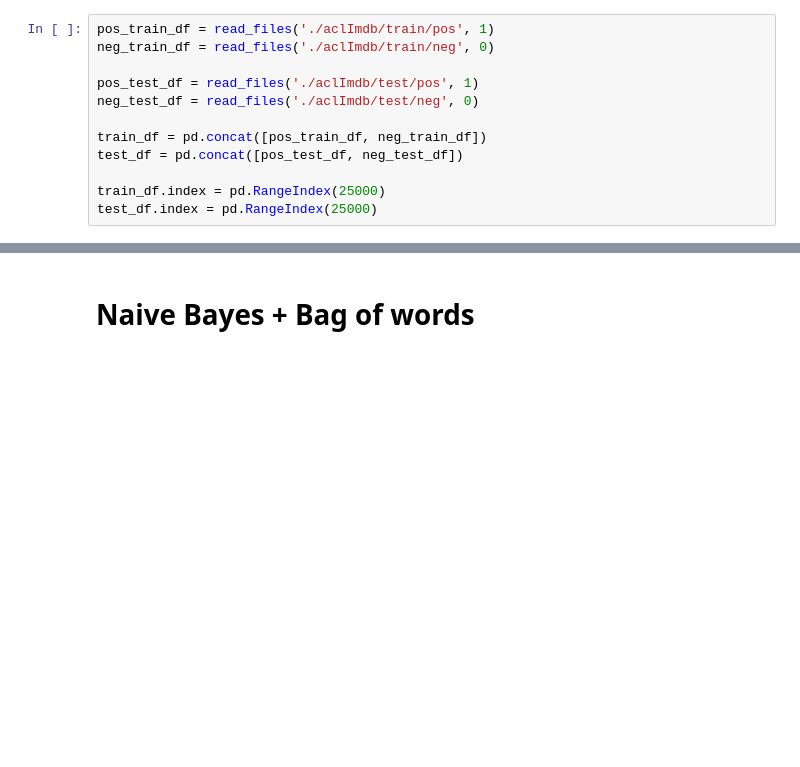
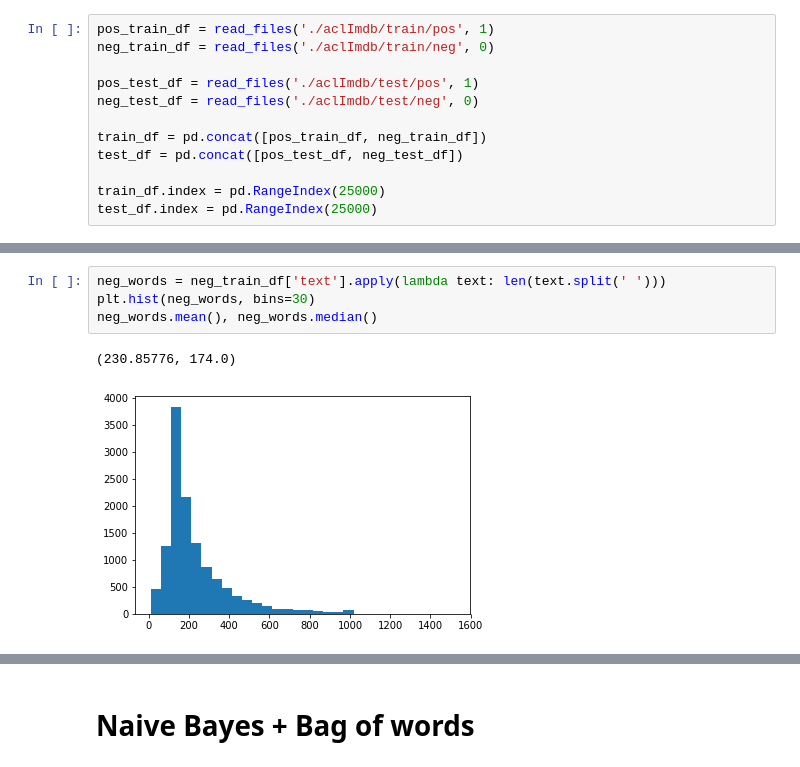
Before and after one commit to Goopard/DS-Homeworks, a Jupyter notebook: HW4.ipynb, the cells around one changed output, grey strips where cells are left out. Cells and saved outputs as stored; diff of their text form; blank space fills up the shorter version.

```diff
--- a/HW4.ipynb
+++ b/HW4.ipynb
@@ -63,0 +79,7 @@ def apply_bag_of_words(train, test, max_features=500):
+# %%
+neg_words = neg_train_df['text'].apply(lambda text: len(text.split(' ')))
+plt.hist(neg_words, bins=30)
+neg_words.mean(), neg_words.median()
+# %% [output]
+(230.85776, 174.0)
+[figure, added]
```
Also changed, not shown: parts of 52 cells of this notebook.
